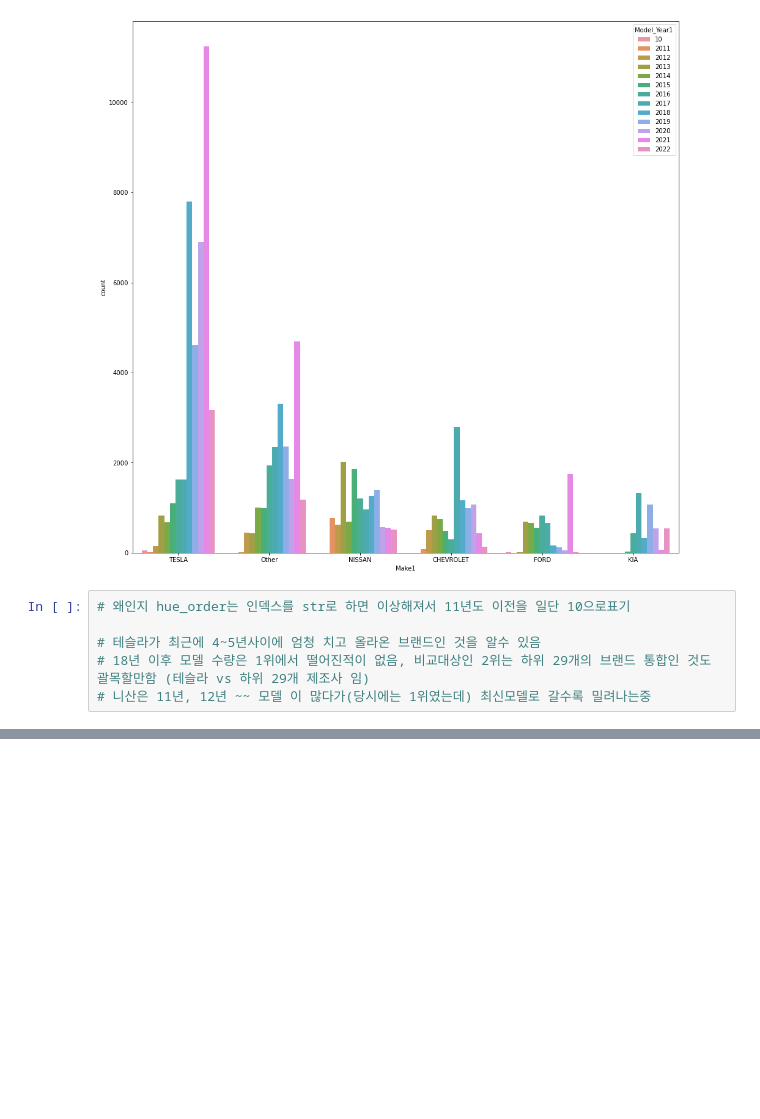
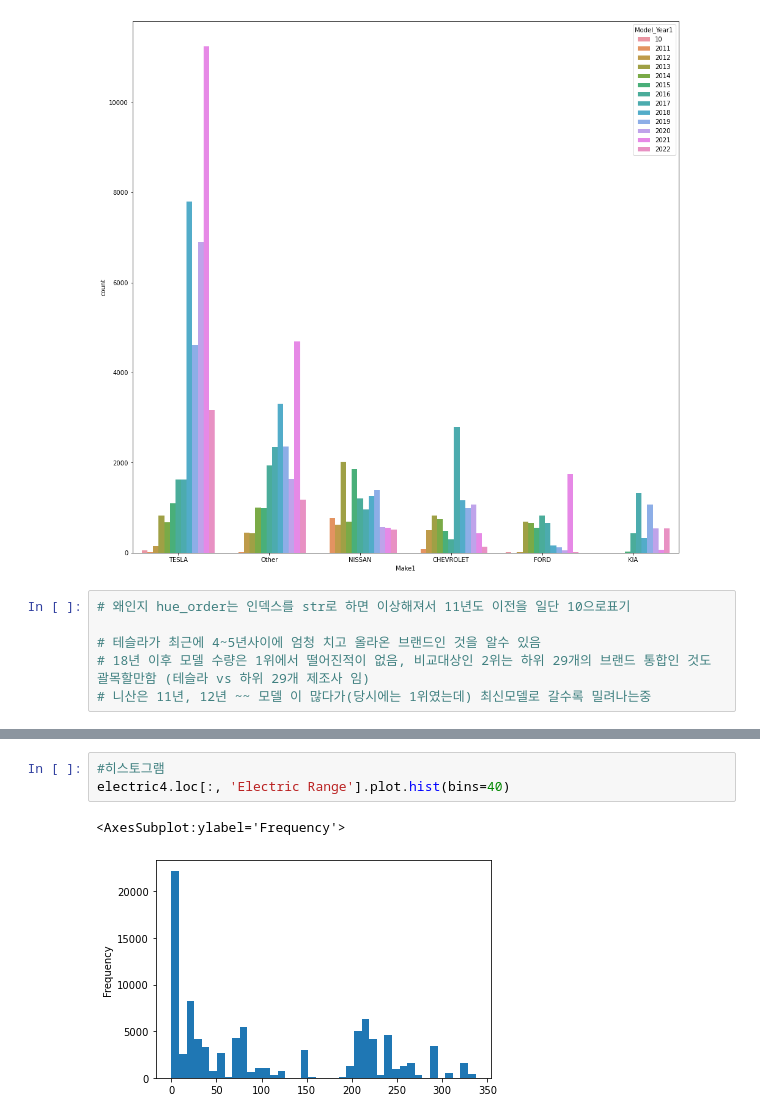
Before and after one commit to choijiwone/python_programing, a Jupyter notebook: groupProj.ipynb, the cells around one changed output, grey strips where cells are left out. Saved outputs shown, nothing was run; the diff lists cells and outputs as text; blank space fills up the shorter version.

```diff
--- a/groupProj.ipynb
+++ b/groupProj.ipynb
@@ -321,0 +929,6 @@ Name: Make, dtype: object
+# %%
+#히스토그램
+electric4.loc[:, 'Electric Range'].plot.hist(bins=40)
+# %% [output]
+<AxesSubplot:ylabel='Frequency'>
+[figure, added]
```
Also changed, not shown: parts of 107 cells of this notebook.
